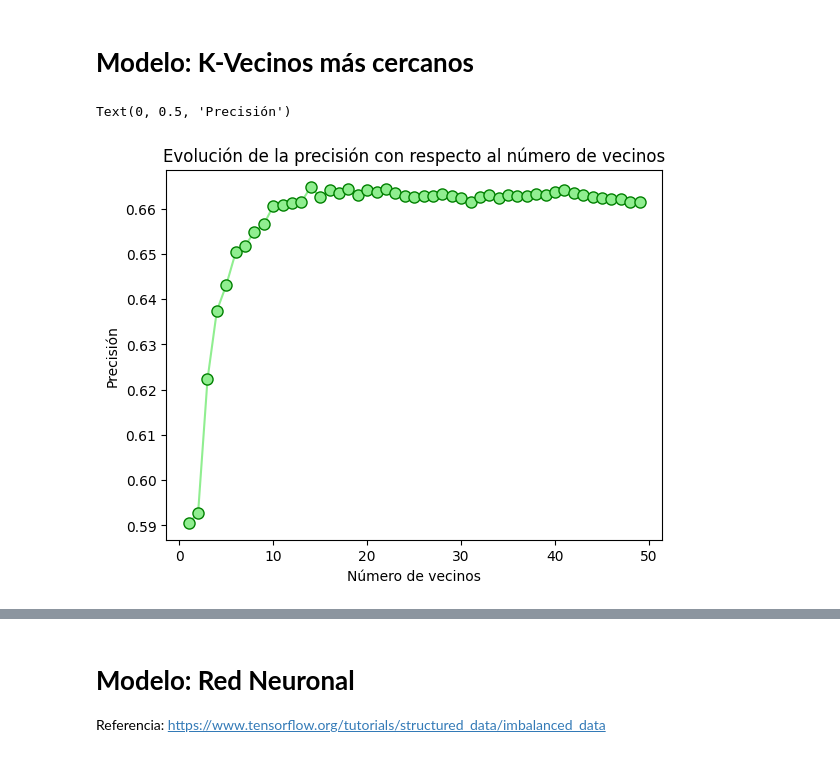
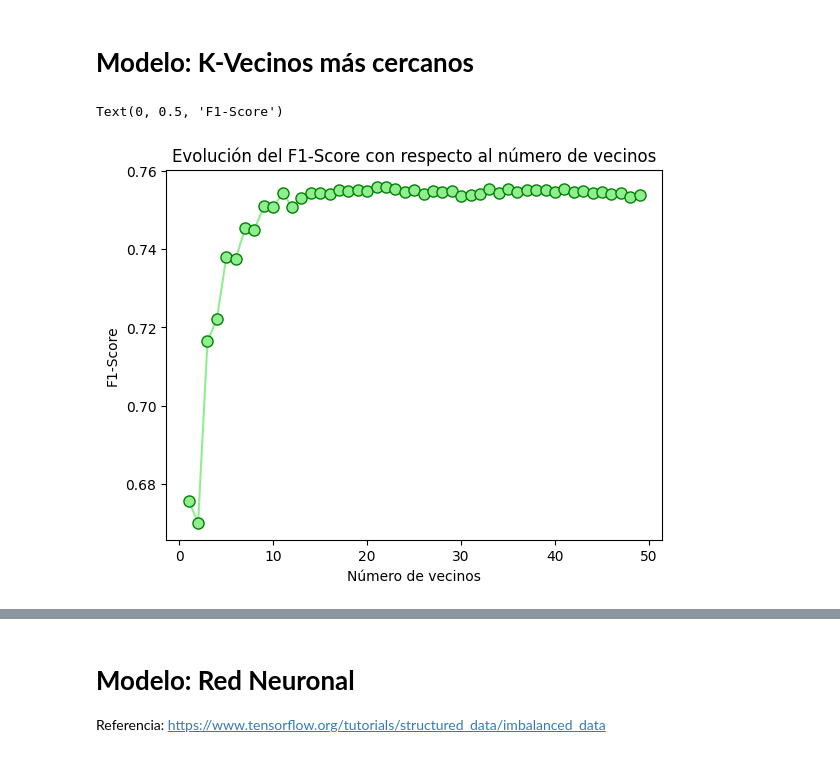
Before and after one commit to bsttiv/tipos_espectrales, a Jupyter notebook: Tipos_Espectrales.ipynb, the cells around one changed output, grey strips where cells are left out. Cells and saved outputs as stored; diff of their text form; code cells hidden in the pictures.

```diff
--- a/Tipos_Espectrales.ipynb
+++ b/Tipos_Espectrales.ipynb
@@ -297,7 +304,7 @@ random_forest = RandomForestClassifier(**params)
 cv = RepeatedStratifiedKFold(n_splits=10, n_repeats=5, random_state=3453)
 
 # Se crea el GridSearch para encontrar los mejores parámetros
-grid_search = GridSearchCV(random_forest, param_grid = { 'n_estimators': range(15, 81, 10) }, n_jobs=-1, cv=cv, scoring="precision_macro")
+grid_search = GridSearchCV(random_forest, param_grid = { 'n_estimators': range(15, 81, 10) }, n_jobs=-1, cv=cv, scoring=scoring)
 # %%
 start = time.time()
 # Se entrena el algoritmo
@@ -320,7 +327,7 @@ params = {
 random_forest = RandomForestClassifier(**params)
 
 # Se crea nuevamente un grid_search para seguir encontrando parámetros óptimos
-grid_search = GridSearchCV(random_forest, param_grid={'max_depth':range(5,21,5), 'min_samples_split':range(200,1001,200)} ,n_jobs=-1, cv=cv)
+grid_search = GridSearchCV(random_forest, param_grid={'max_depth':range(5,21,5), 'min_samples_split':range(200,1001,200)} ,n_jobs=-1, cv=cv, scoring=scoring)
 # %%
 start = time.time()
 # Se entrena el algoritmo
@@ -385,7 +390,7 @@ params = {  'min_samples_split' : int(split),
 gradient_boosting = GradientBoostingClassifier(**params)
 
 # Se crea el GridSearch para encontrar los mejores parámetros
-grid_search = GridSearchCV(gradient_boosting, param_grid = { 'n_estimators': range(15, 81, 10) }, n_jobs=4, cv=5, scoring="precision_macro")
+grid_search = GridSearchCV(gradient_boosting, param_grid = { 'n_estimators': range(15, 81, 10) }, n_jobs=4, cv=5, scoring=scoring)
 # %%
 start = time.time()
 # Se entrena el algoritmo
@@ -442,16 +444,16 @@ scores = []
 
 for k in k_values:
     classifier = KNeighborsClassifier(n_neighbors=k)
-    score = cross_val_score(classifier, x_train, y_train.values.ravel(), cv=5, scoring="precision_macro")
+    score = cross_val_score(classifier, x_train, y_train.values.ravel(), cv=5, scoring=scoring)
     scores.append(np.mean(score))
 # %%
 plt.plot(k_values, scores, marker = 'o', color='lightgreen', ms=8, mec='g')
-plt.title("Evolución de la precisión con respecto al número de vecinos")
+plt.title("Evolución del F1-Score con respecto al número de vecinos")
 plt.xlabel("Número de vecinos")
-plt.ylabel("Precisión")
+plt.ylabel("F1-Score")
 # %% [output]
-Text(0, 0.5, 'Precisión')
+Text(0, 0.5, 'F1-Score')
-[figure, old version]
+[figure, new version]
 # %%
 best_k = k_values[np.argmax(scores)]
 print(best_k)
```
Also changed, not shown: parts of 41 cells of this notebook.
